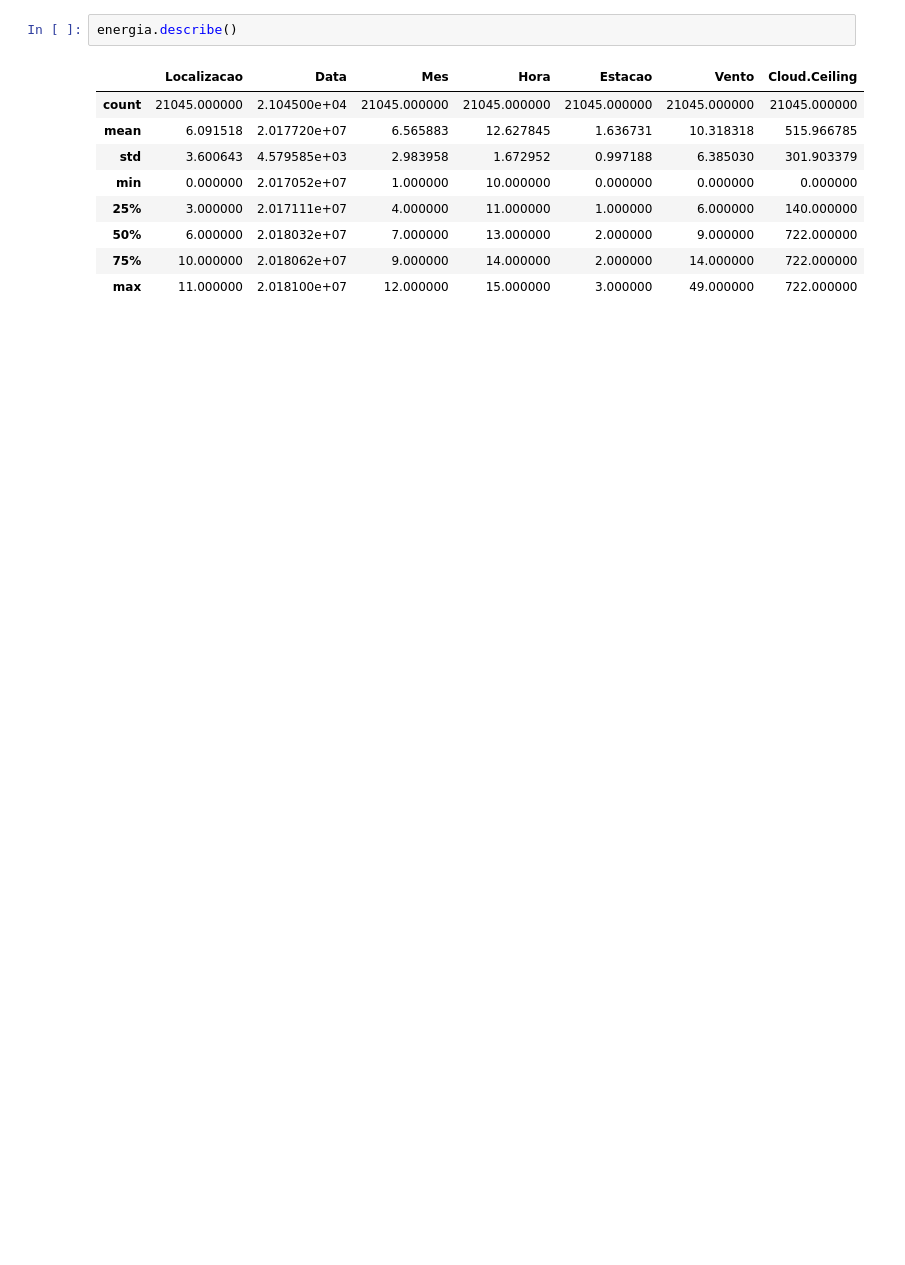
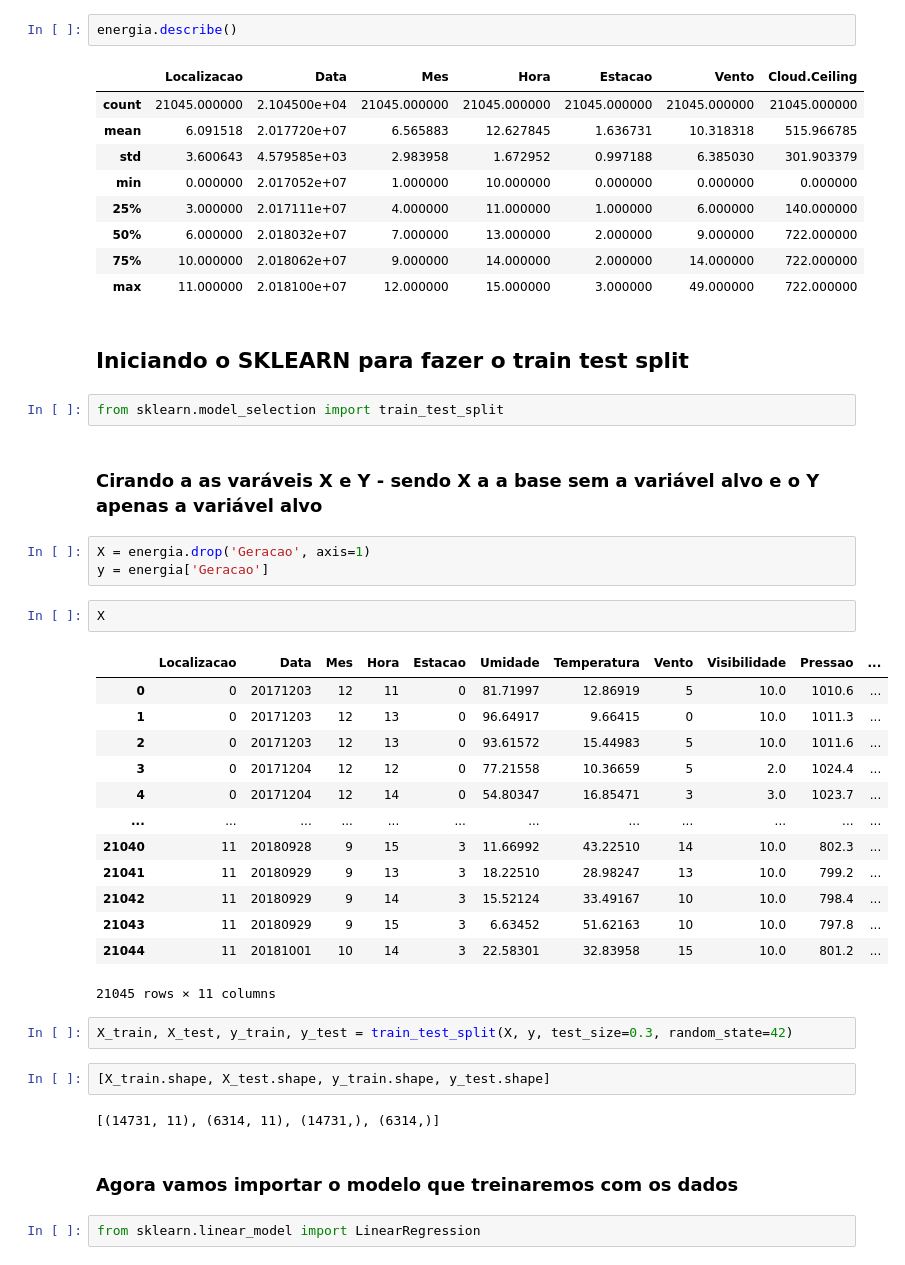
Before and after one commit to jonatasbx/Curso-CDIA, a Jupyter notebook: semana8.ipynb, the cells around one changed output. Saved outputs shown, nothing was run; the diff lists cells and outputs as text; blank space fills up the shorter version.

```diff
--- a/semana8.ipynb
+++ b/semana8.ipynb
@@ -296,3 +296,38 @@ energia.describe()
 | 50% | 6.000000 | 2.018032e+07 | 7.000000 | 13.000000 | 2.000000 | 9.000000 | 722.000000 |
 | 75% | 10.000000 | 2.018062e+07 | 9.000000 | 14.000000 | 2.000000 | 14.000000 | 722.000000 |
 | max | 11.000000 | 2.018100e+07 | 12.000000 | 15.000000 | 3.000000 | 49.000000 | 722.000000 |
+# %% [markdown]
+## Iniciando o SKLEARN para fazer o train test split
+# %%
+from sklearn.model_selection import train_test_split
+# %% [markdown]
+### Cirando a as varáveis X e Y - sendo X a a base sem a variável alvo e o Y apenas a variável alvo
+# %%
+X = energia.drop('Geracao', axis=1)
+y = energia['Geracao']
+# %%
+X
+# %% [output]
+|  | Localizacao | Data | Mes | Hora | Estacao | Umidade | Temperatura | Vento | Visibilidade | Pressao | ... |
+| 0 | 0 | 20171203 | 12 | 11 | 0 | 81.71997 | 12.86919 | 5 | 10.0 | 1010.6 | ... |
+| 1 | 0 | 20171203 | 12 | 13 | 0 | 96.64917 | 9.66415 | 0 | 10.0 | 1011.3 | ... |
+| 2 | 0 | 20171203 | 12 | 13 | 0 | 93.61572 | 15.44983 | 5 | 10.0 | 1011.6 | ... |
+| 3 | 0 | 20171204 | 12 | 12 | 0 | 77.21558 | 10.36659 | 5 | 2.0 | 1024.4 | ... |
+| 4 | 0 | 20171204 | 12 | 14 | 0 | 54.80347 | 16.85471 | 3 | 3.0 | 1023.7 | ... |
+| ... | ... | ... | ... | ... | ... | ... | ... | ... | ... | ... | ... |
+| 21040 | 11 | 20180928 | 9 | 15 | 3 | 11.66992 | 43.22510 | 14 | 10.0 | 802.3 | ... |
+| 21041 | 11 | 20180929 | 9 | 13 | 3 | 18.22510 | 28.98247 | 13 | 10.0 | 799.2 | ... |
+| 21042 | 11 | 20180929 | 9 | 14 | 3 | 15.52124 | 33.49167 | 10 | 10.0 | 798.4 | ... |
+| 21043 | 11 | 20180929 | 9 | 15 | 3 | 6.63452 | 51.62163 | 10 | 10.0 | 797.8 | ... |
+| 21044 | 11 | 20181001 | 10 | 14 | 3 | 22.58301 | 32.83958 | 15 | 10.0 | 801.2 | ... |
+21045 rows × 11 columns
+# %%
+X_train, X_test, y_train, y_test = train_test_split(X, y, test_size=0.3, random_state=42)
+# %%
+[X_train.shape, X_test.shape, y_train.shape, y_test.shape]
+# %% [output]
+[(14731, 11), (6314, 11), (14731,), (6314,)]
+# %% [markdown]
+### Agora vamos importar o modelo que treinaremos com os dados
+# %%
+from sklearn.linear_model import LinearRegression
```
Also changed, not shown: parts of 12 cells of this notebook.
